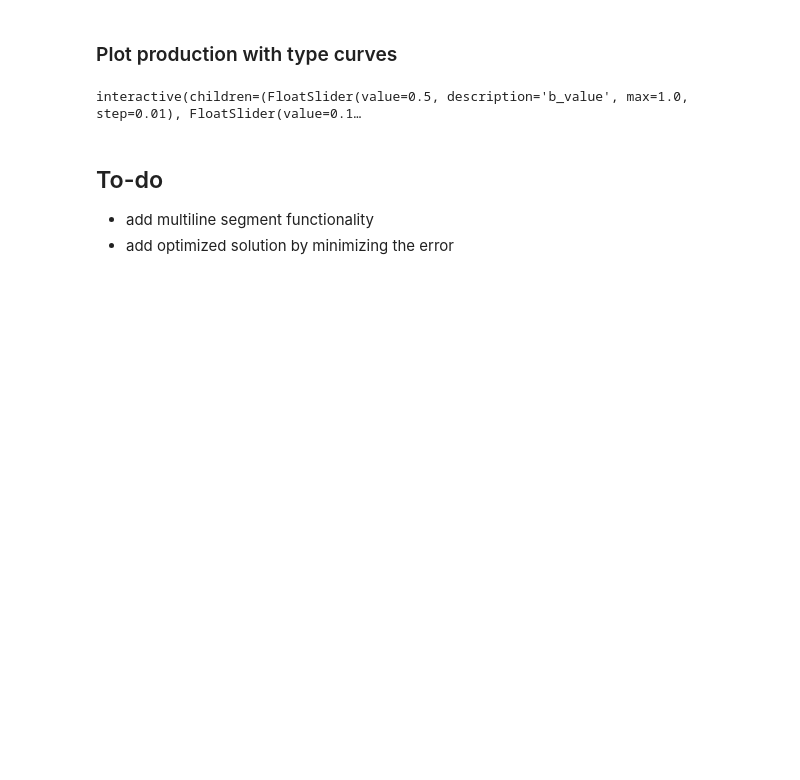
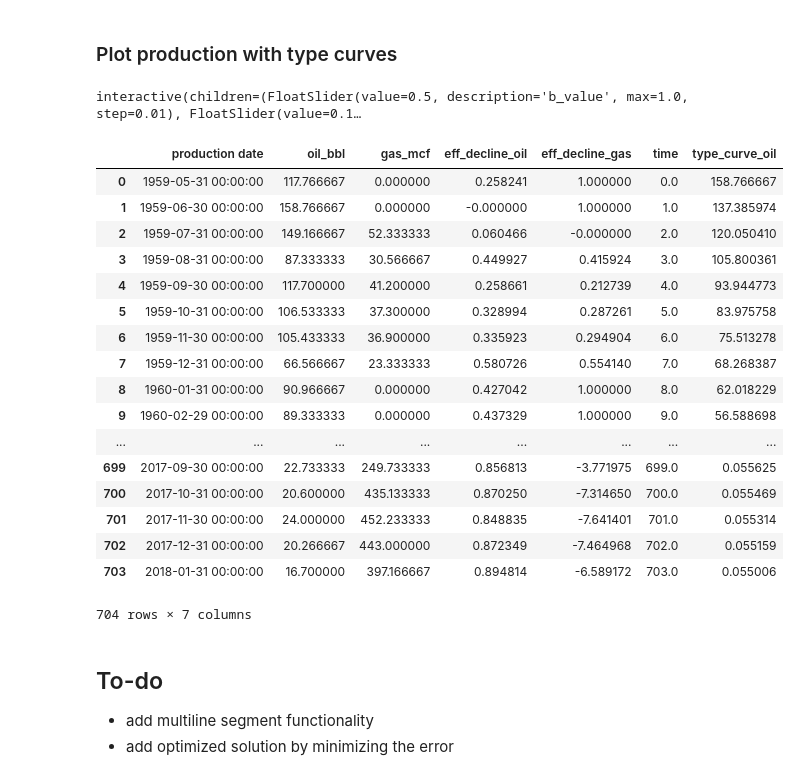
Before and after one commit to mwentzWW/petrolpy, a Jupyter notebook: Zeus/Zeus_Notebook.ipynb, the cells around one changed output. Saved outputs shown, nothing was run; the diff lists cells and outputs as text; code cells hidden in the pictures; blank space fills up the shorter version.

```diff
--- a/Zeus/Zeus_Notebook.ipynb
+++ b/Zeus/Zeus_Notebook.ipynb
@@ -152,5 +197,26 @@ interact_oil = interact(plot_oil, b_value= (0, 1, 0.01), initial_decline_rate= (
 # %% [output]
 interactive(children=(FloatSlider(value=0.5, description='b_value', max=1.0, step=0.01), FloatSlider(value=0.1…
+# %%
+well_data
+# %% [output]
+|  | production date | oil_bbl | gas_mcf | eff_decline_oil | eff_decline_gas | time | type_curve_oil |
+| 0 | 1959-05-31 00:00:00 | 117.766667 | 0.000000 | 0.258241 | 1.000000 | 0.0 | 158.766667 |
+| 1 | 1959-06-30 00:00:00 | 158.766667 | 0.000000 | -0.000000 | 1.000000 | 1.0 | 137.385974 |
+| 2 | 1959-07-31 00:00:00 | 149.166667 | 52.333333 | 0.060466 | -0.000000 | 2.0 | 120.050410 |
+| 3 | 1959-08-31 00:00:00 | 87.333333 | 30.566667 | 0.449927 | 0.415924 | 3.0 | 105.800361 |
+| 4 | 1959-09-30 00:00:00 | 117.700000 | 41.200000 | 0.258661 | 0.212739 | 4.0 | 93.944773 |
+| 5 | 1959-10-31 00:00:00 | 106.533333 | 37.300000 | 0.328994 | 0.287261 | 5.0 | 83.975758 |
+| 6 | 1959-11-30 00:00:00 | 105.433333 | 36.900000 | 0.335923 | 0.294904 | 6.0 | 75.513278 |
+| 7 | 1959-12-31 00:00:00 | 66.566667 | 23.333333 | 0.580726 | 0.554140 | 7.0 | 68.268387 |
+| 8 | 1960-01-31 00:00:00 | 90.966667 | 0.000000 | 0.427042 | 1.000000 | 8.0 | 62.018229 |
+| 9 | 1960-02-29 00:00:00 | 89.333333 | 0.000000 | 0.437329 | 1.000000 | 9.0 | 56.588698 |
+| ... | ... | ... | ... | ... | ... | ... | ... |
+| 699 | 2017-09-30 00:00:00 | 22.733333 | 249.733333 | 0.856813 | -3.771975 | 699.0 | 0.055625 |
+| 700 | 2017-10-31 00:00:00 | 20.600000 | 435.133333 | 0.870250 | -7.314650 | 700.0 | 0.055469 |
+| 701 | 2017-11-30 00:00:00 | 24.000000 | 452.233333 | 0.848835 | -7.641401 | 701.0 | 0.055314 |
+| 702 | 2017-12-31 00:00:00 | 20.266667 | 443.000000 | 0.872349 | -7.464968 | 702.0 | 0.055159 |
+| 703 | 2018-01-31 00:00:00 | 16.700000 | 397.166667 | 0.894814 | -6.589172 | 703.0 | 0.055006 |
+704 rows × 7 columns
 # %% [markdown]
 ## To-do
 
```
Also changed, not shown: parts of 10 cells of this notebook.
